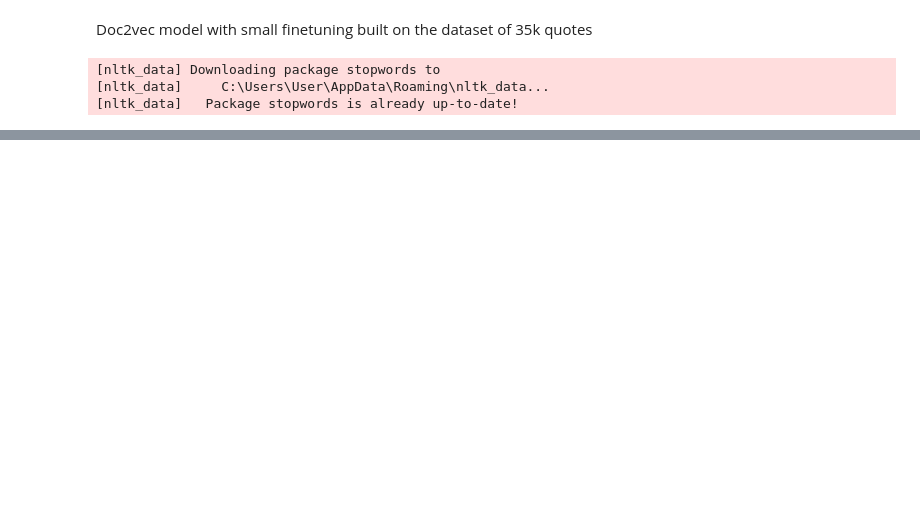
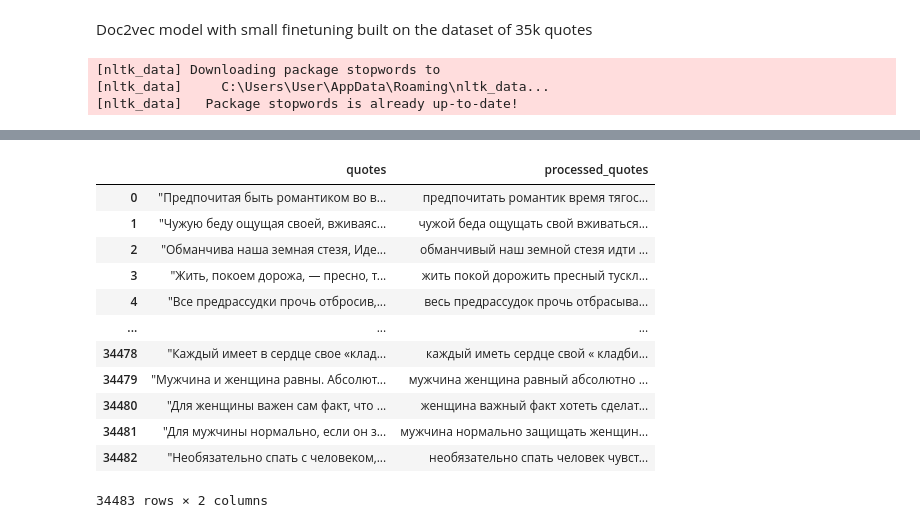
Before and after one commit to featztex/PsychoBot, a Jupyter notebook: ml/model_d2v_35k.ipynb, the cells around one changed output, grey strips where cells are left out. Drawn from its saved outputs; the diff is of its cells as text; code cells hidden in the pictures; blank space fills up the shorter version.

```diff
--- a/ml/model_d2v_35k.ipynb
+++ b/ml/model_d2v_35k.ipynb
@@ -84,3 +87,19 @@ df
+# %%
+df
+# %% [output]
+|  | quotes | processed_quotes |
+| 0 | "Предпочитая быть романтиком во в... | предпочитать романтик время тягос... |
+| 1 | "Чужую беду ощущая своей, вживаяс... | чужой беда ощущать свой вживаться... |
+| 2 | "Обманчива наша земная стезя, Иде... | обманчивый наш земной стезя идти ... |
+| 3 | "Жить, покоем дорожа, — пресно, т... | жить покой дорожить пресный тускл... |
+| 4 | "Все предрассудки прочь отбросив,... | весь предрассудок прочь отбрасыва... |
+| ... | ... | ... |
+| 34478 | "Каждый имеет в сердце свое «клад... | каждый иметь сердце свой « кладби... |
+| 34479 | "Мужчина и женщина равны. Абсолют... | мужчина женщина равный абсолютно ... |
+| 34480 | "Для женщины важен сам факт, что ... | женщина важный факт хотеть сделат... |
+| 34481 | "Для мужчины нормально, если он з... | мужчина нормально защищать женщин... |
+| 34482 | "Необязательно спать с человеком,... | необязательно спать человек чувст... |
+34483 rows × 2 columns
 # %%
 df.to_csv('processed_data/pure_q_35k.csv', index=False)
 # %%
```
Also changed, not shown: parts of 21 cells of this notebook.
